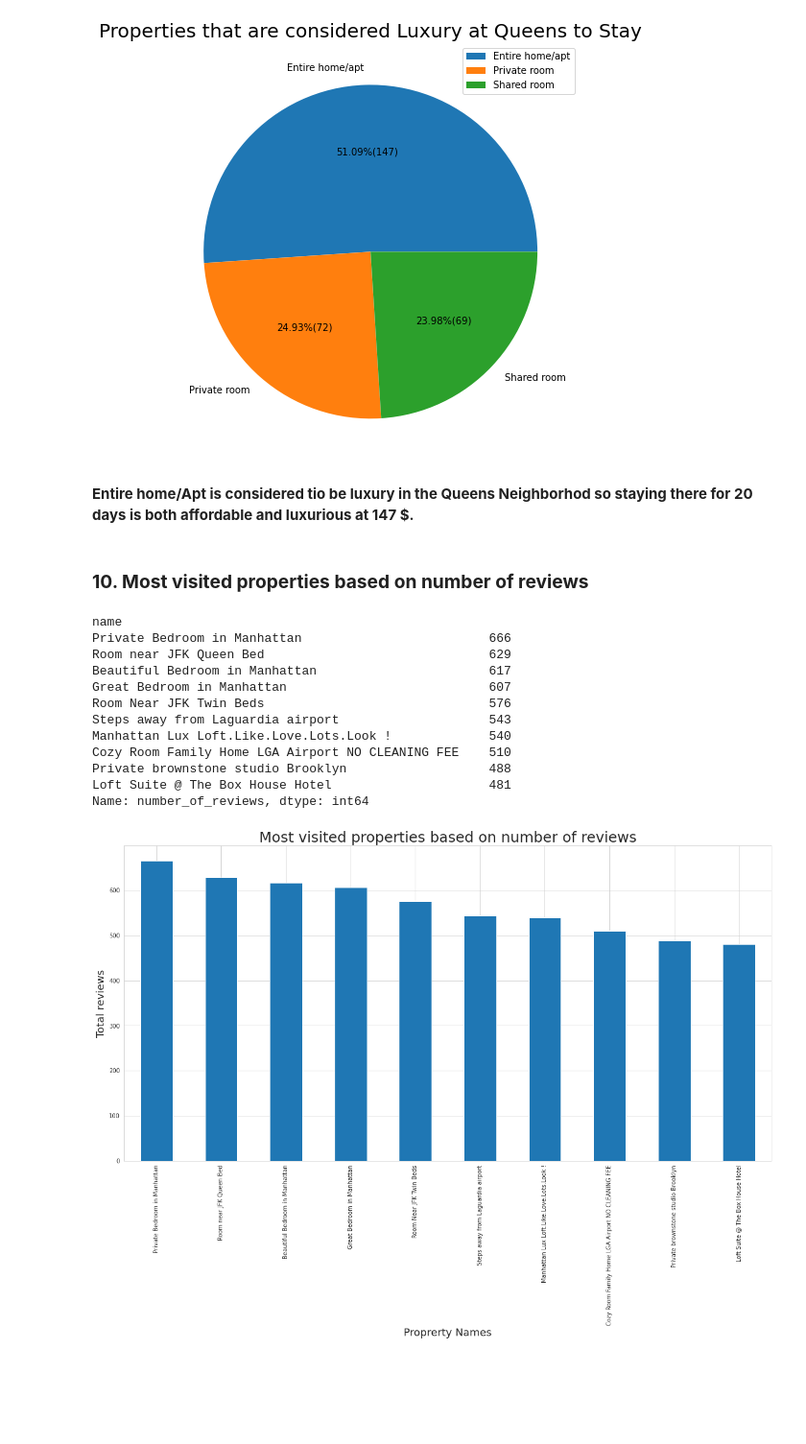
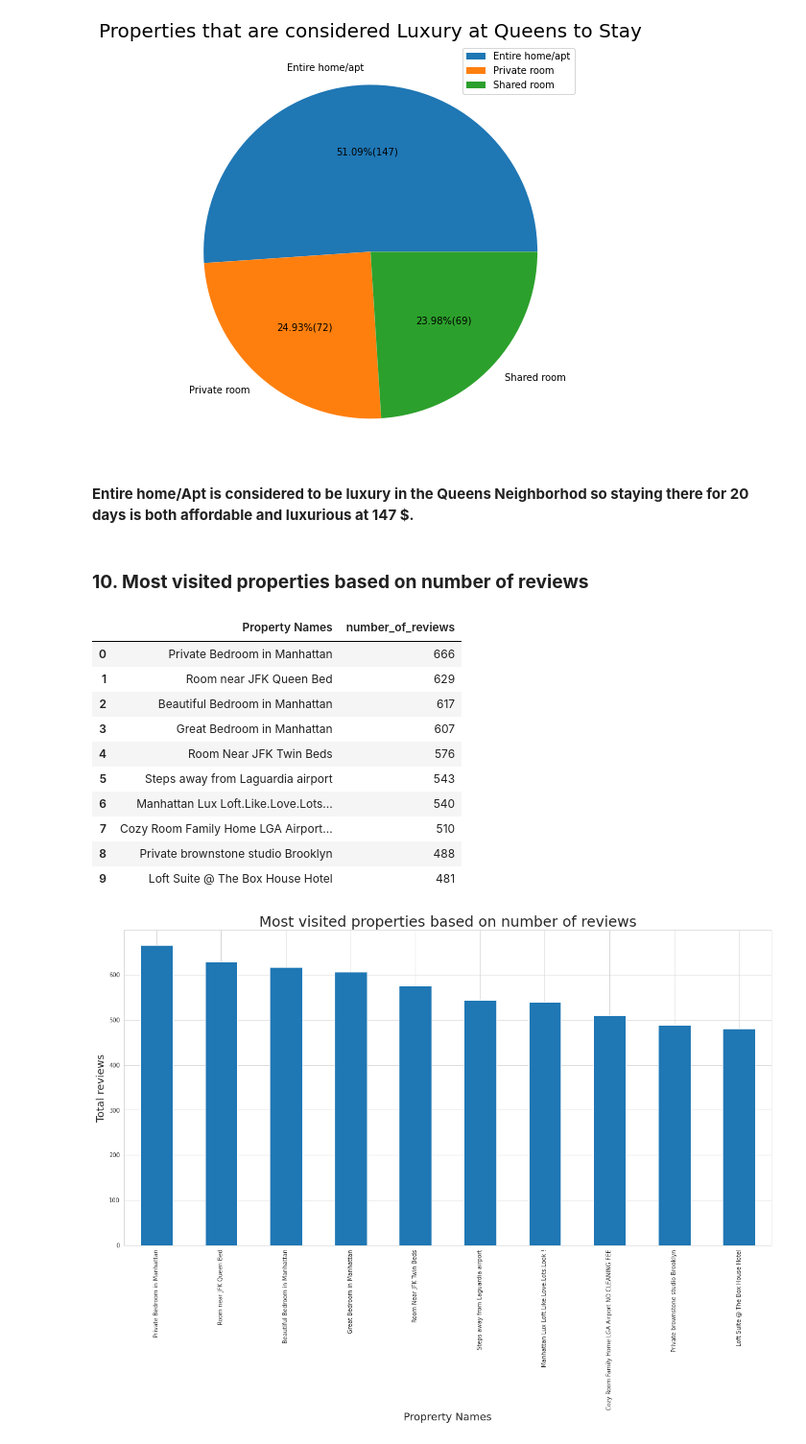
Before and after one commit to soopertramp/Capstone-1-Submission, a Jupyter notebook: AirBnb Bookings Analysis.ipynb, the cells around one changed output. Shown at 96% size. Drawn from its saved outputs; the diff is of its cells as text; code cells hidden in the pictures; blank space fills up the shorter version.

```diff
--- a/AirBnb Bookings Analysis.ipynb
+++ b/AirBnb Bookings Analysis.ipynb
@@ -451,24 +464,23 @@ plt.show()
 # %% [output]
 [figure]
 # %% [markdown]
-**Entire home/Apt is considered tio be luxury in the Queens Neighborhod so staying there for 20 days is both affordable and luxurious at 147 $.**
+**Entire home/Apt is considered to be luxury in the Queens Neighborhod so staying there for 20 days is both affordable and luxurious at 147 $.**
 # %% [markdown]
 ### **10. Most visited properties based on number of reviews**
 # %%
-booking_df1.loc[:,['name','number_of_reviews']].groupby(['name'])['number_of_reviews'].sum().sort_values(ascending=False)[:10]
+booking_df1.loc[:,['name','number_of_reviews']].groupby(['name'])['number_of_reviews'].sum().sort_values(ascending=False)[:10].reset_index().rename(columns={'name': "Property Names" })
 # %% [output]
-name
-Private Bedroom in Manhattan                         666
-Room near JFK Queen Bed                              629
-Beautiful Bedroom in Manhattan                       617
-Great Bedroom in Manhattan                           607
-Room Near JFK Twin Beds                              576
-Steps away from Laguardia airport                    543
-Manhattan Lux Loft.Like.Love.Lots.Look !             540
-Cozy Room Family Home LGA Airport NO CLEANING FEE    510
-Private brownstone studio Brooklyn                   488
-Loft Suite @ The Box House Hotel                     481
-Name: number_of_reviews, dtype: int64
+|  | Property Names | number_of_reviews |
+| 0 | Private Bedroom in Manhattan | 666 |
+| 1 | Room near JFK Queen Bed | 629 |
+| 2 | Beautiful Bedroom in Manhattan | 617 |
+| 3 | Great Bedroom in Manhattan | 607 |
+| 4 | Room Near JFK Twin Beds | 576 |
+| 5 | Steps away from Laguardia airport | 543 |
+| 6 | Manhattan Lux Loft.Like.Love.Lots... | 540 |
+| 7 | Cozy Room Family Home LGA Airport... | 510 |
+| 8 | Private brownstone studio Brooklyn | 488 |
+| 9 | Loft Suite @ The Box House Hotel | 481 |
 # %%
 most_visited = booking_df1.groupby(['name'])['number_of_reviews'].sum().sort_values(ascending=False)[:10]
 # %%
```
Also changed, not shown: parts of 15 cells of this notebook.
